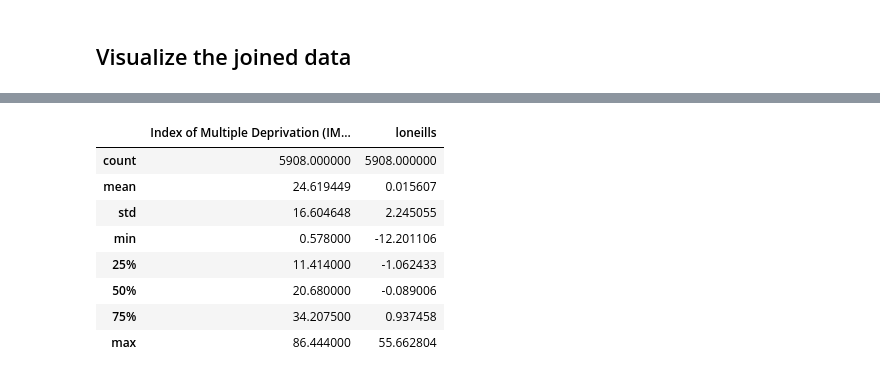
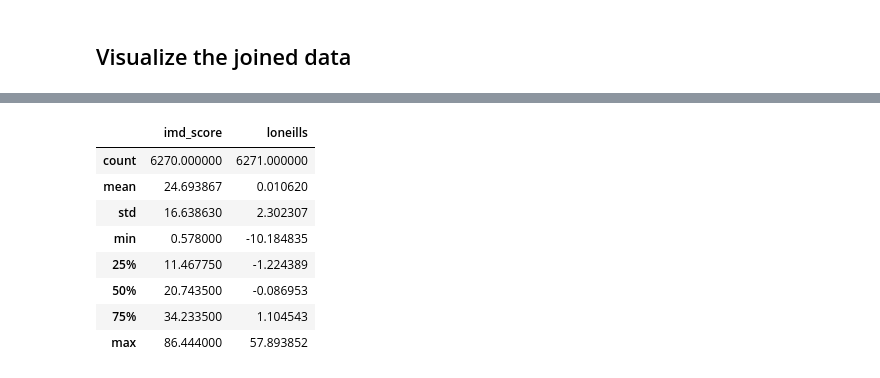
Before and after one commit to TamsinHu/Loneliness_study, a Jupyter notebook: Loneliness and MD.ipynb, the cells around one changed output, grey strips where cells are left out. Cells and saved outputs as stored; diff of their text form; code cells hidden in the pictures.

```diff
--- a/Loneliness and MD.ipynb
+++ b/Loneliness and MD.ipynb
@@ -220,13 +232,13 @@ NameError: name 'loneliness_imd' is not defined
-# %%
-lonliness_imd[['lsoa11', 'Index of Multiple Deprivation (IMD) Score', 'loneills']].describe()
-# %% [output]
-|  | Index of Multiple Deprivation (IM... | loneills |
-| count | 5908.000000 | 5908.000000 |
-| mean | 24.619449 | 0.015607 |
-| std | 16.604648 | 2.245055 |
-| min | 0.578000 | -12.201106 |
-| 25% | 11.414000 | -1.062433 |
-| 50% | 20.680000 | -0.089006 |
-| 75% | 34.207500 | 0.937458 |
-| max | 86.444000 | 55.662804 |
+# %%
+loneliness_imd[['lsoa11', 'imd_score', 'loneills']].describe()
+# %% [output]
+|  | imd_score | loneills |
+| count | 6270.000000 | 6271.000000 |
+| mean | 24.693867 | 0.010620 |
+| std | 16.638630 | 2.302307 |
+| min | 0.578000 | -10.184835 |
+| 25% | 11.467750 | -1.224389 |
+| 50% | 20.743500 | -0.086953 |
+| 75% | 34.233500 | 1.104543 |
+| max | 86.444000 | 57.893852 |
 # %%
```
Also changed, not shown: parts of 7 cells of this notebook.
